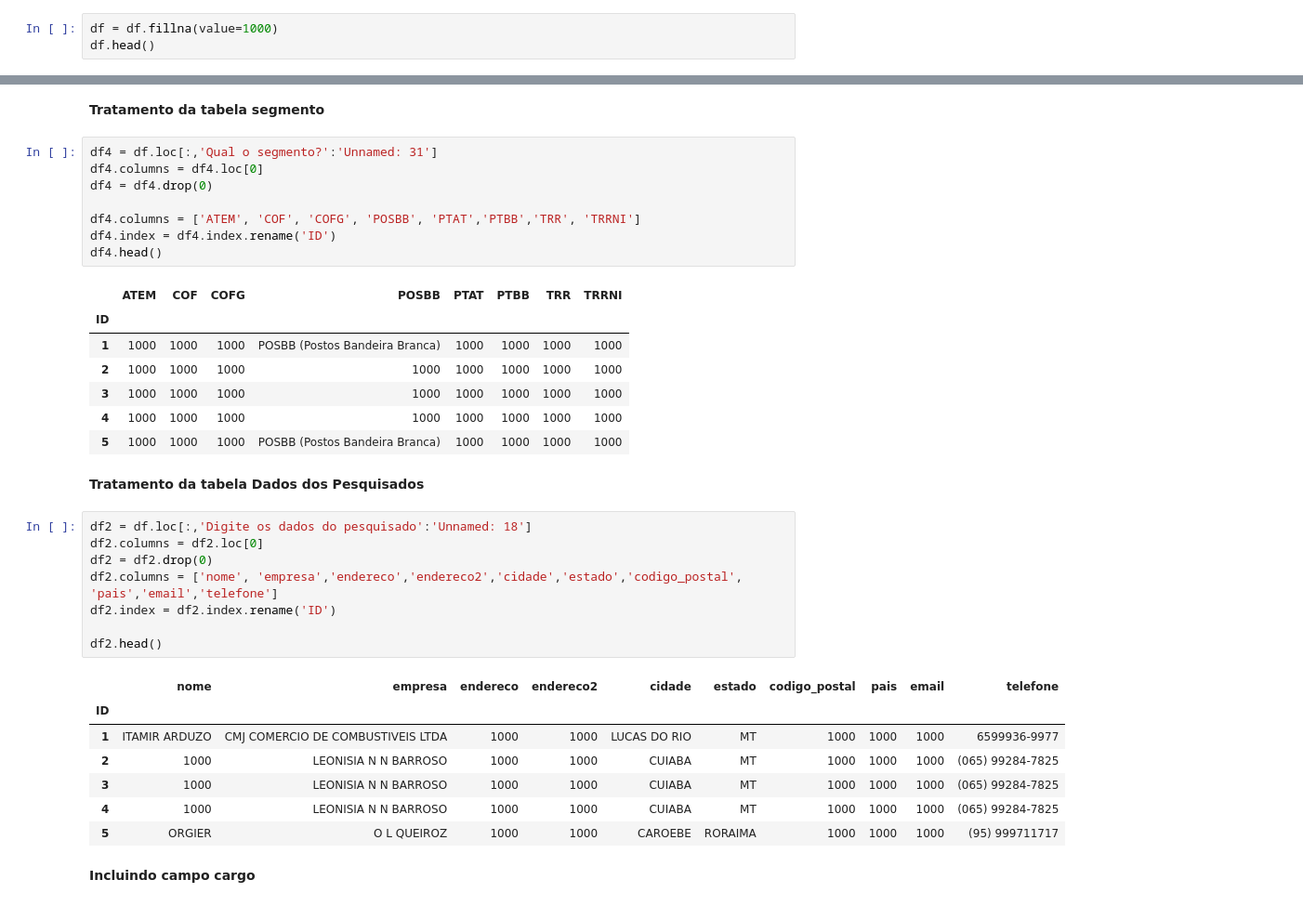
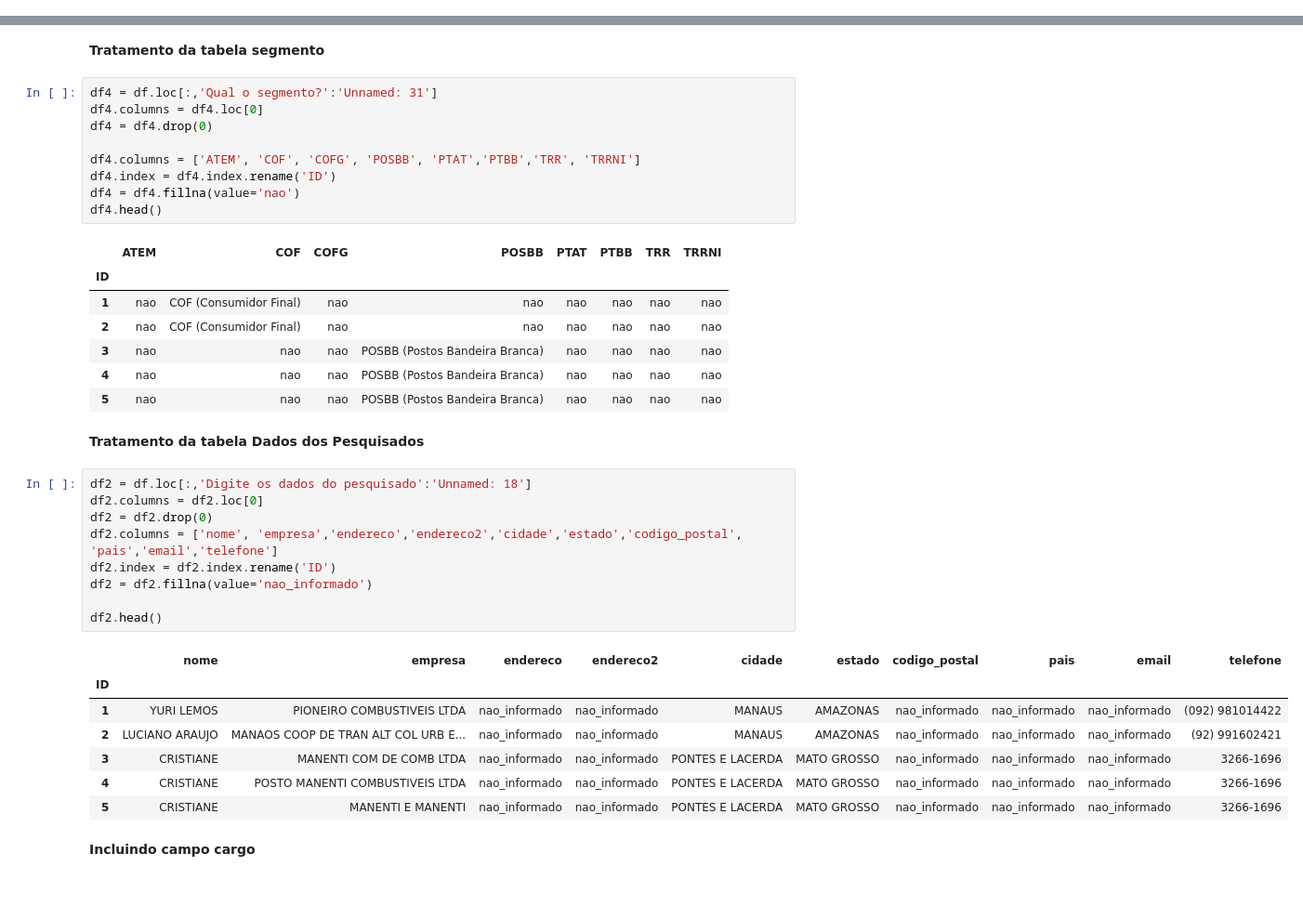
Before and after one commit to DevNicque/MyCods, a Jupyter notebook: Cópia_de_base_atem_transformer.ipynb, the cells around one changed output, grey strips where cells are left out. Shown at 93% size. Drawn from its saved outputs; the diff is of its cells as text.

```diff
--- a/Cópia_de_base_atem_transformer.ipynb
+++ b/Cópia_de_base_atem_transformer.ipynb
@@ -42,3 +39,0 @@ df.head()
-# %%
-df = df.fillna(value=1000)
-df.head()
@@ -103,33 +111,35 @@ df4 = df4.drop(0)
 
 df4.columns = ['ATEM', 'COF', 'COFG', 'POSBB', 'PTAT','PTBB','TRR', 'TRRNI']
 df4.index = df4.index.rename('ID')
+df4 = df4.fillna(value='nao')
 df4.head()
 # %% [output]
 |  | ATEM | COF | COFG | POSBB | PTAT | PTBB | TRR | TRRNI |
 | ID |  |  |  |  |  |  |  |  |
-| 1 | 1000 | 1000 | 1000 | POSBB (Postos Bandeira Branca) | 1000 | 1000 | 1000 | 1000 |
-| 2 | 1000 | 1000 | 1000 | 1000 | 1000 | 1000 | 1000 | 1000 |
-| 3 | 1000 | 1000 | 1000 | 1000 | 1000 | 1000 | 1000 | 1000 |
-| 4 | 1000 | 1000 | 1000 | 1000 | 1000 | 1000 | 1000 | 1000 |
-| 5 | 1000 | 1000 | 1000 | POSBB (Postos Bandeira Branca) | 1000 | 1000 | 1000 | 1000 |
+| 1 | nao | COF (Consumidor Final) | nao | nao | nao | nao | nao | nao |
+| 2 | nao | COF (Consumidor Final) | nao | nao | nao | nao | nao | nao |
+| 3 | nao | nao | nao | POSBB (Postos Bandeira Branca) | nao | nao | nao | nao |
+| 4 | nao | nao | nao | POSBB (Postos Bandeira Branca) | nao | nao | nao | nao |
+| 5 | nao | nao | nao | POSBB (Postos Bandeira Branca) | nao | nao | nao | nao |
 # %% [markdown]
 **Tratamento da tabela Dados dos Pesquisados**
 # %%
 df2 = df.loc[:,'Digite os dados do pesquisado':'Unnamed: 18']
 df2.columns = df2.loc[0]
 df2 = df2.drop(0)
 df2.columns = ['nome', 'empresa','endereco','endereco2','cidade','estado','codigo_postal', 'pais','email','telefone']
 df2.index = df2.index.rename('ID')
+df2 = df2.fillna(value='nao_informado')
 
 df2.head()
 # %% [output]
 |  | nome | empresa | endereco | endereco2 | cidade | estado | codigo_postal | pais | email | telefone |
 | ID |  |  |  |  |  |  |  |  |  |  |
-| 1 | ITAMIR ARDUZO | CMJ COMERCIO DE COMBUSTIVEIS LTDA | 1000 | 1000 | LUCAS DO RIO | MT | 1000 | 1000 | 1000 | 6599936-9977 |
-| 2 | 1000 | LEONISIA N N BARROSO | 1000 | 1000 | CUIABA | MT | 1000 | 1000 | 1000 | (065) 99284-7825 |
-| 3 | 1000 | LEONISIA N N BARROSO | 1000 | 1000 | CUIABA | MT | 1000 | 1000 | 1000 | (065) 99284-7825 |
-| 4 | 1000 | LEONISIA N N BARROSO | 1000 | 1000 | CUIABA | MT | 1000 | 1000 | 1000 | (065) 99284-7825 |
-| 5 | ORGIER | O L QUEIROZ | 1000 | 1000 | CAROEBE | RORAIMA | 1000 | 1000 | 1000 | (95) 999711717 |
+| 1 | YURI LEMOS | PIONEIRO COMBUSTIVEIS LTDA | nao_informado | nao_informado | MANAUS | AMAZONAS | nao_informado | nao_informado | nao_informado | (092) 981014422 |
+| 2 | LUCIANO ARAUJO | MANAOS COOP DE TRAN ALT COL URB E... | nao_informado | nao_informado | MANAUS | AMAZONAS | nao_informado | nao_informado | nao_informado | (92) 991602421 |
+| 3 | CRISTIANE | MANENTI COM DE COMB LTDA | nao_informado | nao_informado | PONTES E LACERDA | MATO GROSSO | nao_informado | nao_informado | nao_informado | 3266-1696 |
+| 4 | CRISTIANE | POSTO MANENTI COMBUSTIVEIS LTDA | nao_informado | nao_informado | PONTES E LACERDA | MATO GROSSO | nao_informado | nao_informado | nao_informado | 3266-1696 |
+| 5 | CRISTIANE | MANENTI E MANENTI | nao_informado | nao_informado | PONTES E LACERDA | MATO GROSSO | nao_informado | nao_informado | nao_informado | 3266-1696 |
 # %% [markdown]
 **Incluindo campo cargo**
 # %%
```
Also changed, not shown: parts of 36 cells of this notebook.
